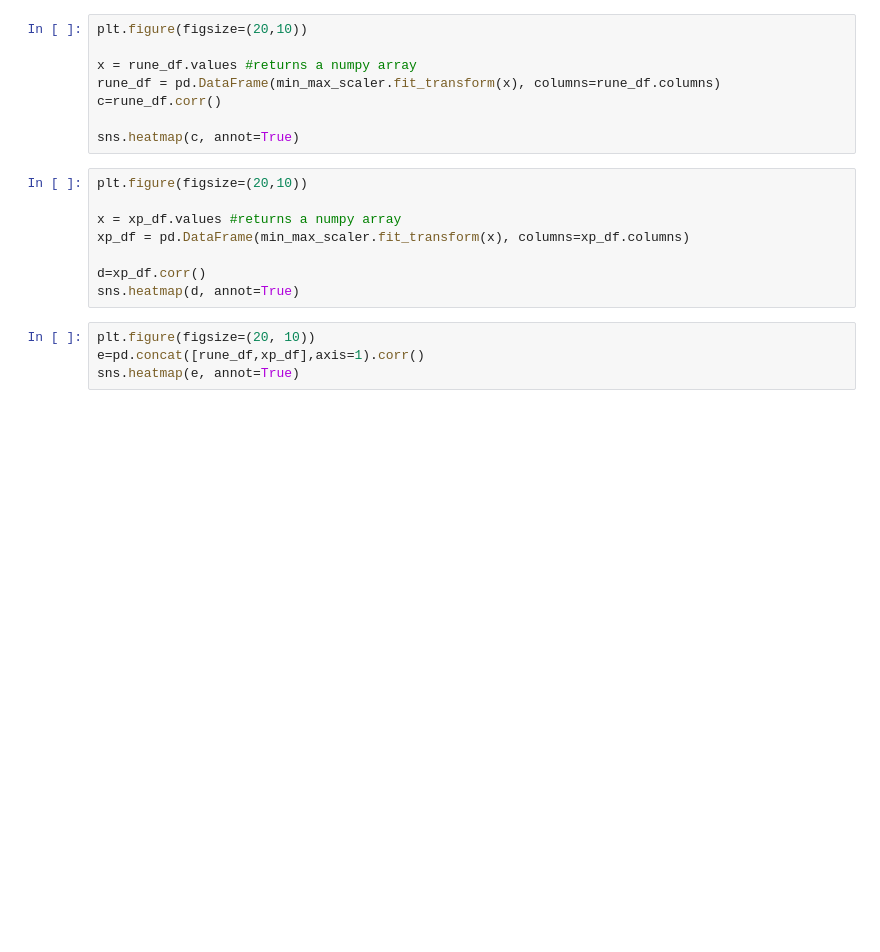
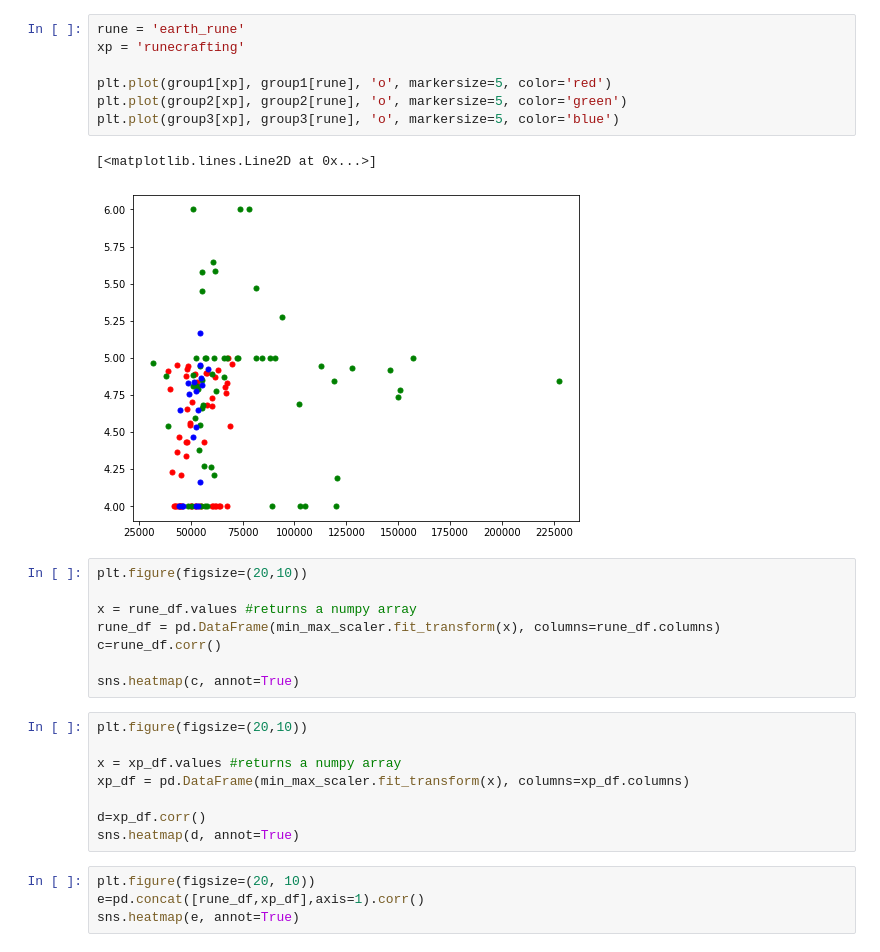
Before and after one commit to kael558/OSRSInvestor, a Jupyter notebook: exploratory-analysis.ipynb, the cells around one changed output. Cells and saved outputs as stored; diff of their text form; blank space fills up the shorter version.

```diff
--- a/exploratory-analysis.ipynb
+++ b/exploratory-analysis.ipynb
@@ -27,3 +80,13 @@ sns.boxplot(x=rune_df['Chaos_rune'])
+# %%
+rune = 'earth_rune'
+xp = 'runecrafting'
+
+plt.plot(group1[xp], group1[rune], 'o', markersize=5, color='red')
+plt.plot(group2[xp], group2[rune], 'o', markersize=5, color='green')
+plt.plot(group3[xp], group3[rune], 'o', markersize=5, color='blue')
+# %% [output]
+[<matplotlib.lines.Line2D at 0x...>]
+[figure, added]
 # %%
 plt.figure(figsize=(20,10))
 
```
Also changed, not shown: parts of 6 cells of this notebook, 29 other files.
